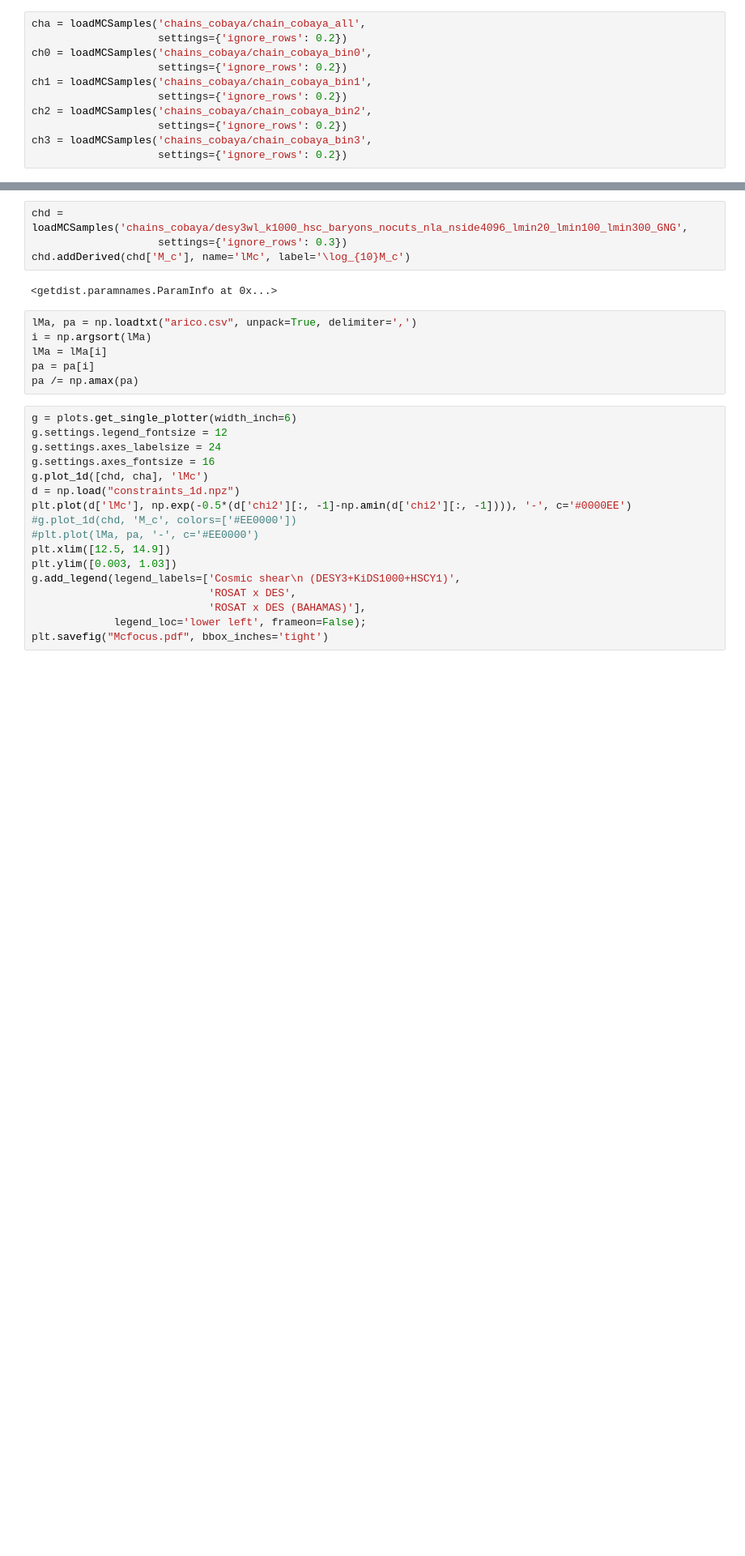
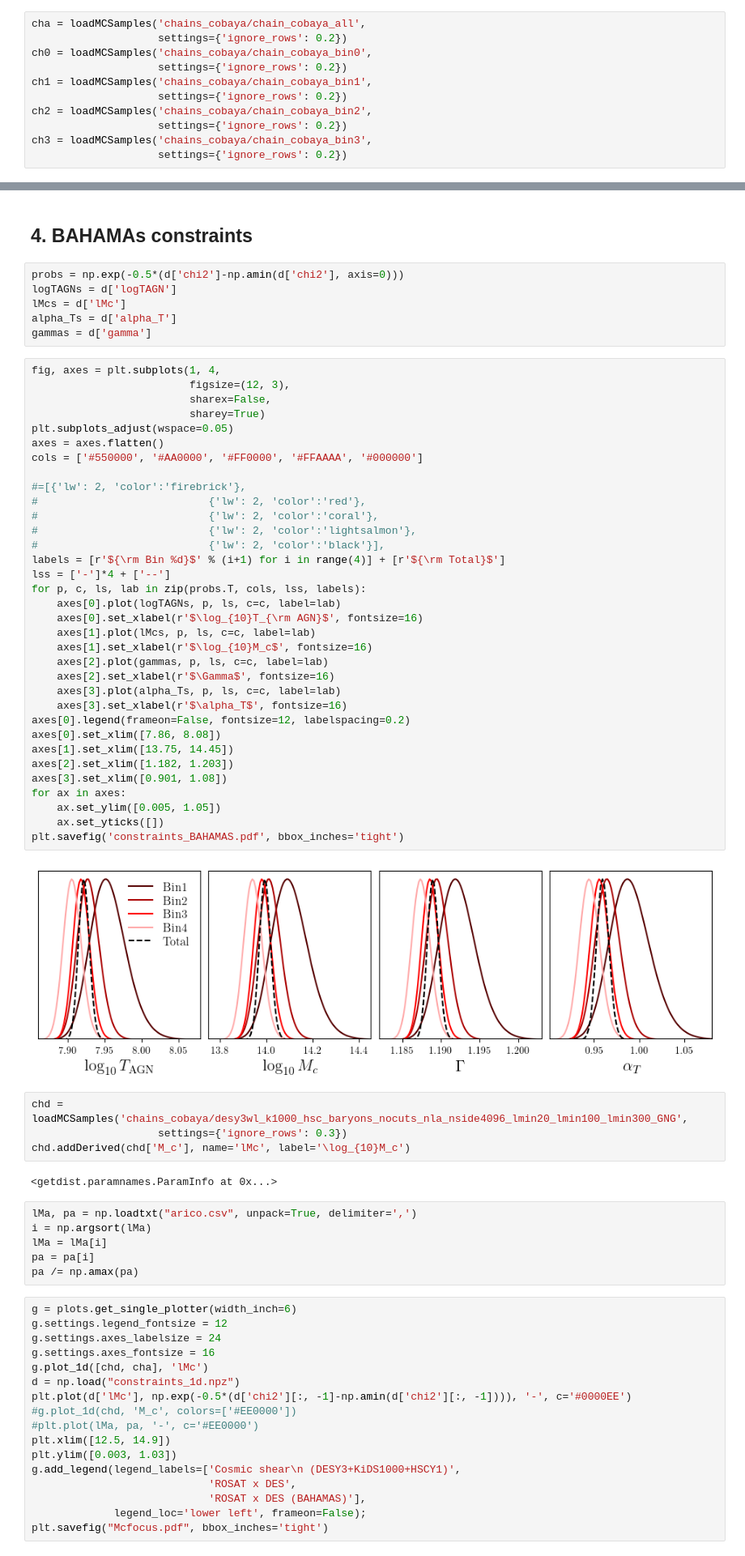
Before and after one commit to Cosmotheka/Cosmotheka_likelihoods, a Jupyter notebook: papers/ROSATx/LikelihoodExample.ipynb, the cells around one changed output, grey strips where cells are left out. Shown at 81% size. Drawn from its saved outputs; the diff is of its cells as text; blank space fills up the shorter version.

```diff
--- a/papers/ROSATx/LikelihoodExample.ipynb
+++ b/papers/ROSATx/LikelihoodExample.ipynb
@@ -52,3 +127,47 @@ WARNING:root:2D kernel density bandwidth optimizer failed for eta_b, gamma. Usin
+# %% [markdown]
+## 4. BAHAMAs constraints
+# %%
+probs = np.exp(-0.5*(d['chi2']-np.amin(d['chi2'], axis=0)))
+logTAGNs = d['logTAGN']
+lMcs = d['lMc']
+alpha_Ts = d['alpha_T']
+gammas = d['gamma']
+# %%
+fig, axes = plt.subplots(1, 4,
+                         figsize=(12, 3),
+                         sharex=False,
+                         sharey=True)
+plt.subplots_adjust(wspace=0.05)
+axes = axes.flatten()
+cols = ['#550000', '#AA0000', '#FF0000', '#FFAAAA', '#000000']
+
+#=[{'lw': 2, 'color':'firebrick'},
+#                           {'lw': 2, 'color':'red'},
+#                           {'lw': 2, 'color':'coral'},
+#                           {'lw': 2, 'color':'lightsalmon'},
+#                           {'lw': 2, 'color':'black'}],
+labels = [r'${\rm Bin %d}$' % (i+1) for i in range(4)] + [r'${\rm Total}$']
+lss = ['-']*4 + ['--']
+for p, c, ls, lab in zip(probs.T, cols, lss, labels):
+    axes[0].plot(logTAGNs, p, ls, c=c, label=lab)
+    axes[0].set_xlabel(r'$\log_{10}T_{\rm AGN}$', fontsize=16)
+    axes[1].plot(lMcs, p, ls, c=c, label=lab)
+    axes[1].set_xlabel(r'$\log_{10}M_c$', fontsize=16)
+    axes[2].plot(gammas, p, ls, c=c, label=lab)
+    axes[2].set_xlabel(r'$\Gamma$', fontsize=16)
+    axes[3].plot(alpha_Ts, p, ls, c=c, label=lab)
+    axes[3].set_xlabel(r'$\alpha_T$', fontsize=16)
+axes[0].legend(frameon=False, fontsize=12, labelspacing=0.2)
+axes[0].set_xlim([7.86, 8.08])
+axes[1].set_xlim([13.75, 14.45])
+axes[2].set_xlim([1.182, 1.203])
+axes[3].set_xlim([0.901, 1.08])
+for ax in axes:
+    ax.set_ylim([0.005, 1.05])
+    ax.set_yticks([])
+plt.savefig('constraints_BAHAMAS.pdf', bbox_inches='tight')
+# %% [output]
+[figure, added]
 # %%
 chd = loadMCSamples('chains_cobaya/desy3wl_k1000_hsc_baryons_nocuts_nla_nside4096_lmin20_lmin100_lmin300_GNG',
                     settings={'ignore_rows': 0.3})
```
Also changed, not shown: parts of 13 cells of this notebook, 1 other file.
